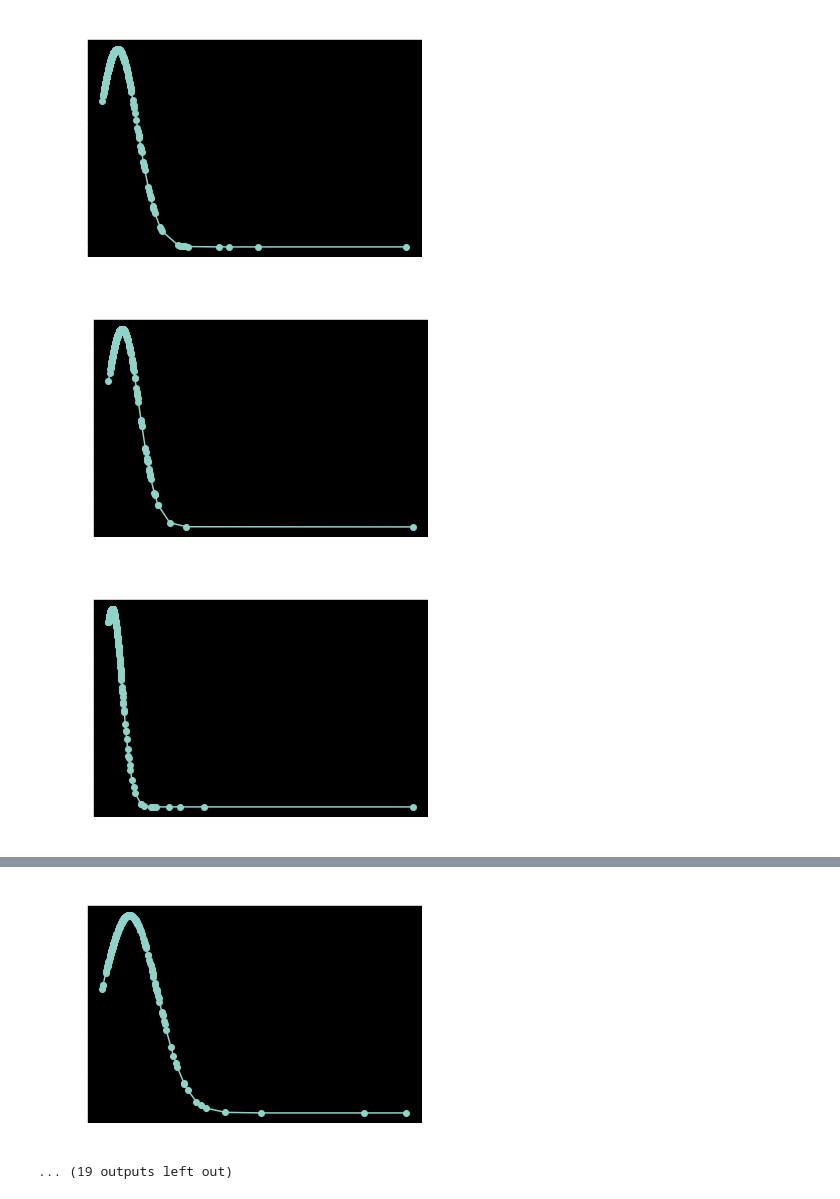
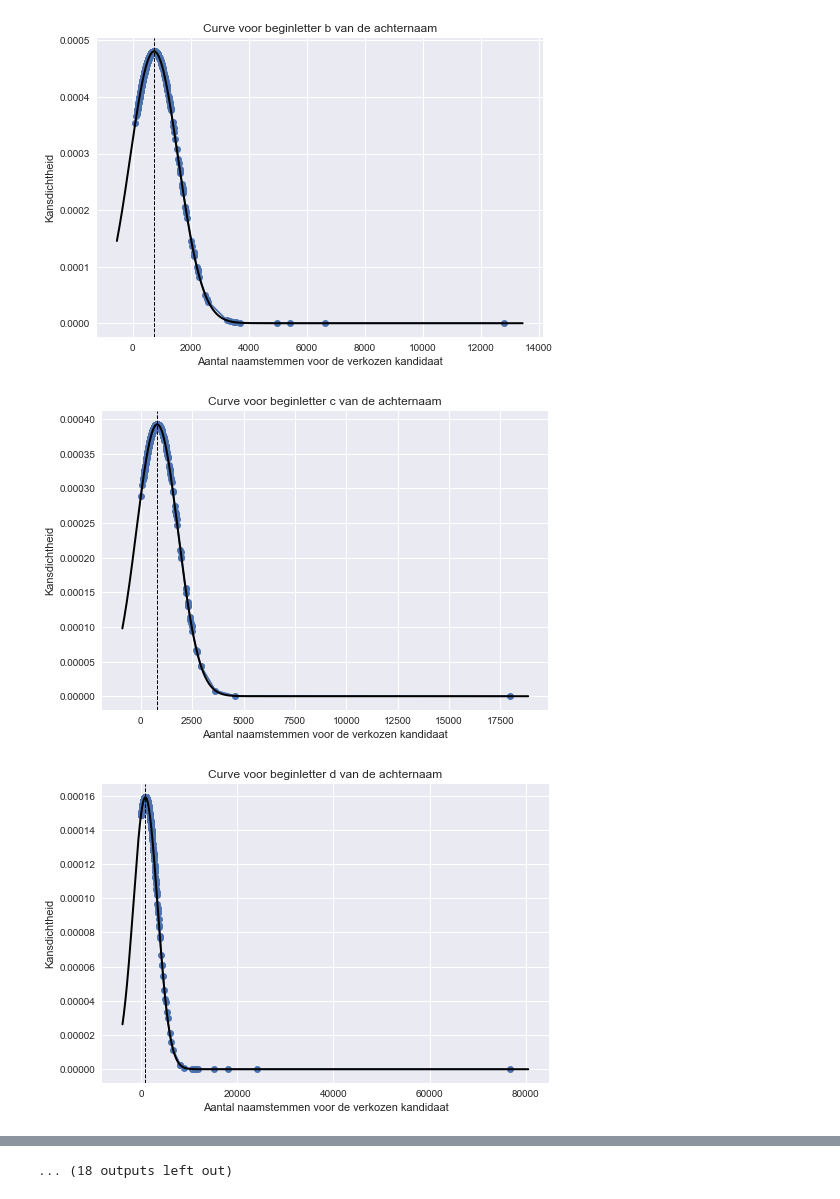
Before and after one commit to TijsDeBelie/BigDataVerkiezingen, a Jupyter notebook: BD_verkiezingen/Jupyter notebook scripts/stelling5.ipynb, the cells around one changed output, grey strips where cells are left out. Cells and saved outputs as stored; diff of their text form; code cells hidden in the pictures.

```diff
--- a/BD_verkiezingen/Jupyter notebook scripts/stelling5.ipynb
+++ b/BD_verkiezingen/Jupyter notebook scripts/stelling5.ipynb
@@ -1,17 +9,25 @@
 # %%
 # %matplotlib inline
+
+
+
+
 # module importeren om request te doen
 import urllib.request
 
 import matplotlib.pyplot as plt
 import matplotlib as mpl
 import numpy as np
+from scipy.stats import mstats
 from scipy.stats import norm
 from scipy.stats.stats import pearsonr
 
 import re
 import json
+import math
 
+plt.style.use('seaborn')
+plt.rcParams.update({'figure.max_open_warning': 0})
 
 kieskringdata = urllib.request.urlopen(
     "http://www.rocre.be/verkiezingen/json.php?fields=naam,naamstemmen,verkozen&duplicates=false").read()
@@ -52,15 +68,40 @@ for x in data:
 
 eindarray = sorted(eindarray, key=lambda k: k['letter'])
 index = 0
+
 for a in eindarray:
+
     plt.figure(index+1)
+    mean = np.mean(a["stemmen"])
+
+
+
     a["std"] = np.std(a["stemmen"])
-
     a["stemmen"] = sorted(a["stemmen"])
     y = norm.pdf(a["stemmen"], np.mean(a["stemmen"]), a["std"])
-    plt.plot(a["stemmen"],y, '-o')
-    #plt.hist(a["stemmen"],density=True)
-    plt.title(a["letter"])
+    plt.plot(a["stemmen"],y, '-o', label='Data')
+    plt.axvline(mean, color='k', linestyle='dashed', linewidth=1)
+    plt.xlabel("Aantal naamstemmen voor de verkozen kandidaat")
+    plt.ylabel("Kansdichtheid")
+
+    plt.title("Curve voor beginletter " + a["letter"].lower() + " van de achternaam")
+
+    mu, std = norm.fit(a["stemmen"])
+    xmin, xmax = plt.xlim()
+    x = np.linspace(xmin, xmax, 10000)
+    p = norm.pdf(x, mu, std)
+
+    plt.plot(x, p, 'k', linewidth=2)
+
+    if(len(a["stemmen"]) >= 20):
+        z,pval = mstats.normaltest(a["stemmen"])
+
+        if(pval < 0.04284731):
+            print("Er is geen Normaalverdeling!")
+        else:
+            print("Er is een Normaalverdeling!")
+    else:
+        print("Er waren niet genoeg gegevens om dit te berekenen!")
 
     som = 0
     index +=1
@@ -80,7 +121,6 @@ for d in eindarray:
     aantal_as.append(d["aantal"])
     standaarddev.append(d["std"])
 
-print(standaarddev)
 
 gemiddelde = list()
 
@@ -98,18 +138,8 @@ plt.title("Totaal aantal stemmen per eerste letter van de achternaam voor de ver
 plt.bar(x_as, y_as)
 plt.show()
 
-plt.xlabel("Eerste letter achternaam")
-plt.ylabel("Gemiddeld aantal stemmen per verkozen kandidaat")
-plt.bar(x_as, gemiddelde)
-plt.show()
-
-
-
-
 
 ax = plt.subplot(111)
-
-
 N = len(x_as)
 ind = np.arange(N)
 
@@ -117,12 +147,13 @@ width = 0.35
 
 plt.bar(ind, gemiddelde, width, label='Gemiddelde')
 plt.bar(ind + width, standaarddev, width,
-    label='Standaardeviatie')
+    label='Standaarddeviatie')
 
 plt.ylabel('Aantal stemmen')
 plt.title('')
 plt.xticks(ind + width / 2, x_as)
-
+plt.xlabel("Eerste letter achternaam")
+plt.title("Gemiddeld aantal stemmen en standaarddeviatie per eerste letter van de achternaam voor de verkozen kandidaten")
 plt.legend(loc='best')
 plt.show()
 
@@ -131,4 +162,7 @@ plt.show()
 
 #Er is een verband tussen de eerste letter van de achternaam en het aantal stemmen voor de verkozen kandidaten
 #Er is een verband tussen de eerste letter en het achternaam en het aantal stemmen dat nodig is om verkozen te geraken.
+
+
+#Gemiddeld gezien hebben mesnen met achternaam dat start met Y meer stemmen nodig om verkozen te worden.
 # %% [output]
@@ -136,3 +187,3 @@ plt.show()
-[figure, old version]
+[figure, new version]
-[figure, old version]
+[figure, new version]
-[figure, old version]
+[figure, new version]
@@ -146,2 +197 @@ plt.show()
-[figure, removed]
-... (19 outputs left out)
+... (18 outputs left out)
```
Also changed, not shown: parts of 5 cells of this notebook, 12 other files.
